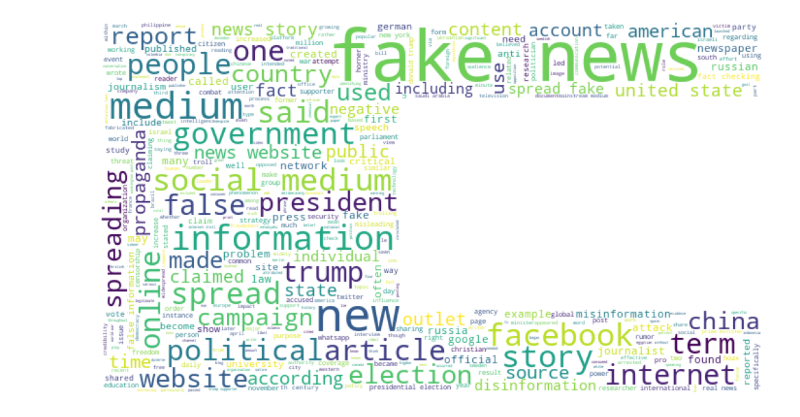
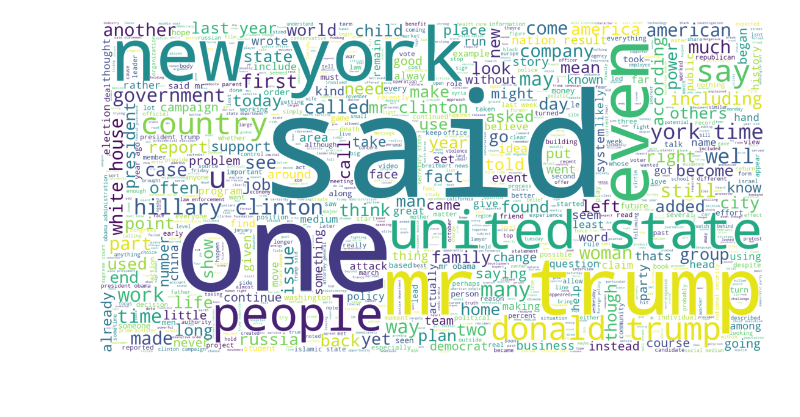
Before and after one commit to vidit1999/fake-news-detection, a Jupyter notebook: Word Cloud Generator.ipynb, the cells around one changed output. Saved outputs shown, nothing was run; the diff lists cells and outputs as text; code cells hidden in the pictures; blank space fills up the shorter version.

```diff
--- a/Word Cloud Generator.ipynb
+++ b/Word Cloud Generator.ipynb
@@ -38,0 +25,3 @@ lemma = WordNetLemmatizer()
+# %%
+df = pd.read_csv("train.csv")
+df.head()
@@ -38,0 +50,2 @@ lemma = WordNetLemmatizer()
+# %%
+df.fillna(' ', inplace=True)
@@ -39,10 +61,11 @@ lemma = WordNetLemmatizer()
 # %%
+stop_words = stopwords.words('english')
+lemma = WordNetLemmatizer()
+
 def clean_text(text):
     text = text.lower() # lowering
     text = text.encode("ascii", "ignore").decode() # non ascii chars
     text = re.sub(r'\n',' ', text) # remove new-line characters
-    text = re.sub(r'https?:\/\/(www\.)?[-a-zA-Z0–9@:%._\+~#=]{2,256}\.[a-z]{2,6}\b([-a-zA-Z0–9@:%_\+.~#?&//=]*)', '', text, flags=re.MULTILINE) # to remove links that start with HTTP/HTTPS
-    text = re.sub(r'[-a-zA-Z0–9@:%._\+~#=]{2,256}\.[a-z]{2,6}\b([-a-zA-Z0–9@:%_\+.~#?&//=]*)', '', text, flags=re.MULTILINE) # to remove other url links
     text = re.sub(r'\W', ' ', text) # special chars
     text = re.sub(r'\s+[a-zA-Z]\s+', ' ', text) # single characters
     text = re.sub(r'\^[a-zA-Z]\s+', ' ', text) # single char at first
@@ -64,0 +75,7 @@ mask_array = np.array(Image.open("mask_image.png"))
+# %%
+%%time
+
+clean_document = []
+
+for _, row in df.iterrows():
+    clean_document.extend(clean_text(row['title'] + ' ' + row['author'] + ' ' + row['text']).split())
@@ -65,13 +84,18 @@ mask_array = np.array(Image.open("mask_image.png"))
 # %%
-wc = WordCloud(width=2000, height=1000, background_color='white', mask=mask_array, max_words=1000, stopwords=STOPWORDS)
-wc.generate(' '.join(clean_document))
+%%time
+
+wc = WordCloud(
+    width=2000, height=1000,
+    background_color='white',
+    max_words=1000, stopwords=STOPWORDS
+).generate(' '.join(clean_document))
 
 plt.figure(figsize=(20, 10))
 
 plt.imshow(wc)
 plt.axis("off")
 
 plt.savefig('wordcloud.png', bbox_inches='tight')
 plt.show()
 # %% [output]
-[figure, old version]
+[figure, new version]
```
Also changed, not shown: parts of 12 cells of this notebook, 7 other files.
